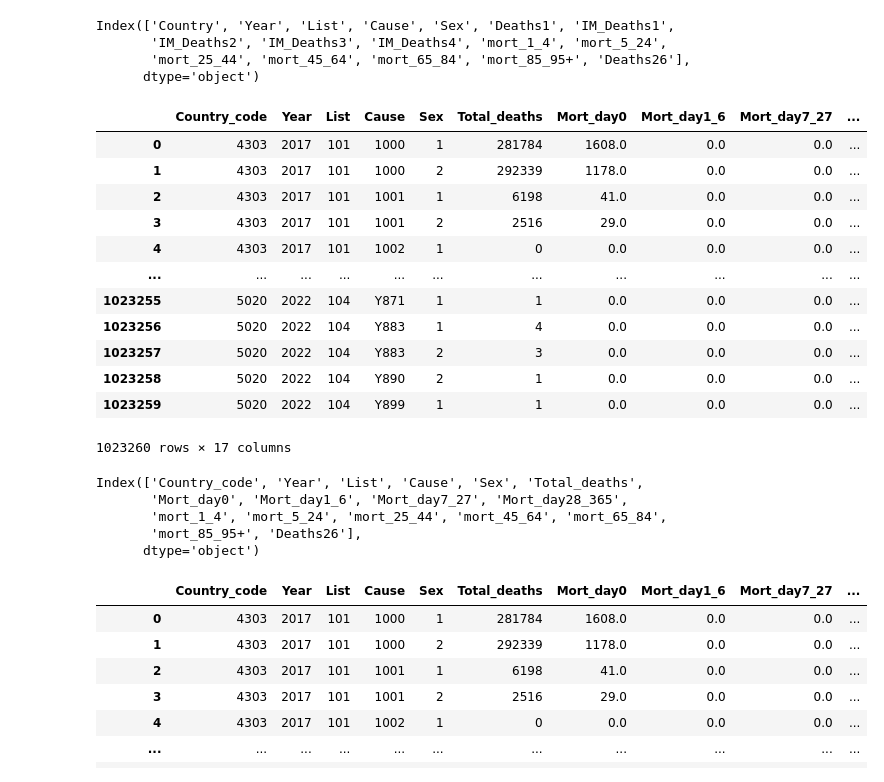
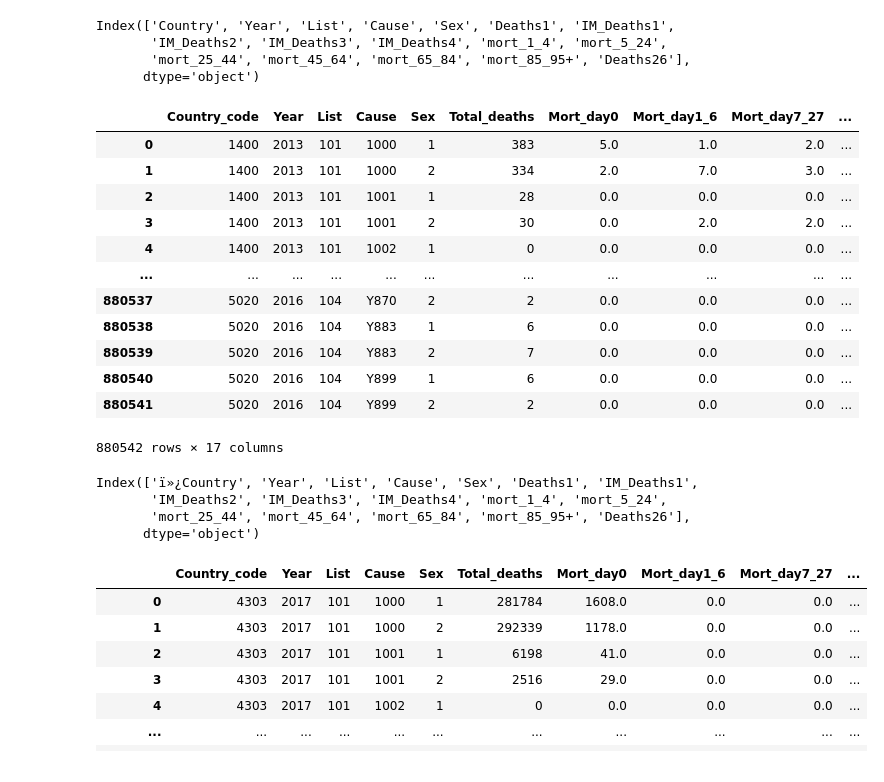
Before and after one commit to feLLpe04/Project3, a Jupyter notebook: reading_files_cleaning.ipynb, the cells around one changed output. Cells and saved outputs as stored; diff of their text form; code cells hidden in the pictures.

```diff
--- a/reading_files_cleaning.ipynb
+++ b/reading_files_cleaning.ipynb
@@ -404,36 +384,35 @@ Index(['Country', 'Year', 'List', 'Cause', 'Sex', 'Deaths1', 'IM_Deaths1',
        'mort_25_44', 'mort_45_64', 'mort_65_84', 'mort_85_95+', 'Deaths26'],
       dtype='object')
 # %%
-# Renaming some columns for part5
-morticd10_part5_cleaned_df= morticd10_part5_cleaned_df.rename(columns = {'Country' : 'Country_code',
+# Renaming some columns for part4
+morticd10_part4_cleaned_df= morticd10_part4_cleaned_df.rename(columns = {'Country' : 'Country_code',
                                                       'Deaths1' : "Total_deaths", 'IM_Deaths1' : 'Mort_day0',
                                                       'IM_Deaths2' : 'Mort_day1_6' ,
                                                       'IM_Deaths3' : 'Mort_day7_27',
                                                       'IM_Deaths4': 'Mort_day28_365'})
-morticd10_part5_cleaned_df
+morticd10_part4_cleaned_df
 # %% [output]
 |  | Country_code | Year | List | Cause | Sex | Total_deaths | Mort_day0 | Mort_day1_6 | Mort_day7_27 | ... |
-| 0 | 4303 | 2017 | 101 | 1000 | 1 | 281784 | 1608.0 | 0.0 | 0.0 | ... |
-| 1 | 4303 | 2017 | 101 | 1000 | 2 | 292339 | 1178.0 | 0.0 | 0.0 | ... |
-| 2 | 4303 | 2017 | 101 | 1001 | 1 | 6198 | 41.0 | 0.0 | 0.0 | ... |
-| 3 | 4303 | 2017 | 101 | 1001 | 2 | 2516 | 29.0 | 0.0 | 0.0 | ... |
-| 4 | 4303 | 2017 | 101 | 1002 | 1 | 0 | 0.0 | 0.0 | 0.0 | ... |
+| 0 | 1400 | 2013 | 101 | 1000 | 1 | 383 | 5.0 | 1.0 | 2.0 | ... |
+| 1 | 1400 | 2013 | 101 | 1000 | 2 | 334 | 2.0 | 7.0 | 3.0 | ... |
+| 2 | 1400 | 2013 | 101 | 1001 | 1 | 28 | 0.0 | 0.0 | 0.0 | ... |
+| 3 | 1400 | 2013 | 101 | 1001 | 2 | 30 | 0.0 | 2.0 | 2.0 | ... |
+| 4 | 1400 | 2013 | 101 | 1002 | 1 | 0 | 0.0 | 0.0 | 0.0 | ... |
 | ... | ... | ... | ... | ... | ... | ... | ... | ... | ... | ... |
-| 1023255 | 5020 | 2022 | 104 | Y871 | 1 | 1 | 0.0 | 0.0 | 0.0 | ... |
-| 1023256 | 5020 | 2022 | 104 | Y883 | 1 | 4 | 0.0 | 0.0 | 0.0 | ... |
-| 1023257 | 5020 | 2022 | 104 | Y883 | 2 | 3 | 0.0 | 0.0 | 0.0 | ... |
-| 1023258 | 5020 | 2022 | 104 | Y890 | 2 | 1 | 0.0 | 0.0 | 0.0 | ... |
-| 1023259 | 5020 | 2022 | 104 | Y899 | 1 | 1 | 0.0 | 0.0 | 0.0 | ... |
+| 880537 | 5020 | 2016 | 104 | Y870 | 2 | 2 | 0.0 | 0.0 | 0.0 | ... |
+| 880538 | 5020 | 2016 | 104 | Y883 | 1 | 6 | 0.0 | 0.0 | 0.0 | ... |
+| 880539 | 5020 | 2016 | 104 | Y883 | 2 | 7 | 0.0 | 0.0 | 0.0 | ... |
+| 880540 | 5020 | 2016 | 104 | Y899 | 1 | 6 | 0.0 | 0.0 | 0.0 | ... |
+| 880541 | 5020 | 2016 | 104 | Y899 | 2 | 2 | 0.0 | 0.0 | 0.0 | ... |
-1023260 rows × 17 columns
+880542 rows × 17 columns
 # %%
 # List the part5 columns
 part5_cols = morticd10_part5_cleaned_df.columns
 part5_cols
 # %% [output]
-Index(['Country_code', 'Year', 'List', 'Cause', 'Sex', 'Total_deaths',
-       'Mort_day0', 'Mort_day1_6', 'Mort_day7_27', 'Mort_day28_365',
-       'mort_1_4', 'mort_5_24', 'mort_25_44', 'mort_45_64', 'mort_65_84',
-       'mort_85_95+', 'Deaths26'],
+Index(['ï»¿Country', 'Year', 'List', 'Cause', 'Sex', 'Deaths1', 'IM_Deaths1',
+       'IM_Deaths2', 'IM_Deaths3', 'IM_Deaths4', 'mort_1_4', 'mort_5_24',
+       'mort_25_44', 'mort_45_64', 'mort_65_84', 'mort_85_95+', 'Deaths26'],
       dtype='object')
 # %%
 # Renaming some columns for part5
```
Also changed, not shown: parts of 4 cells of this notebook, 16 other files.
